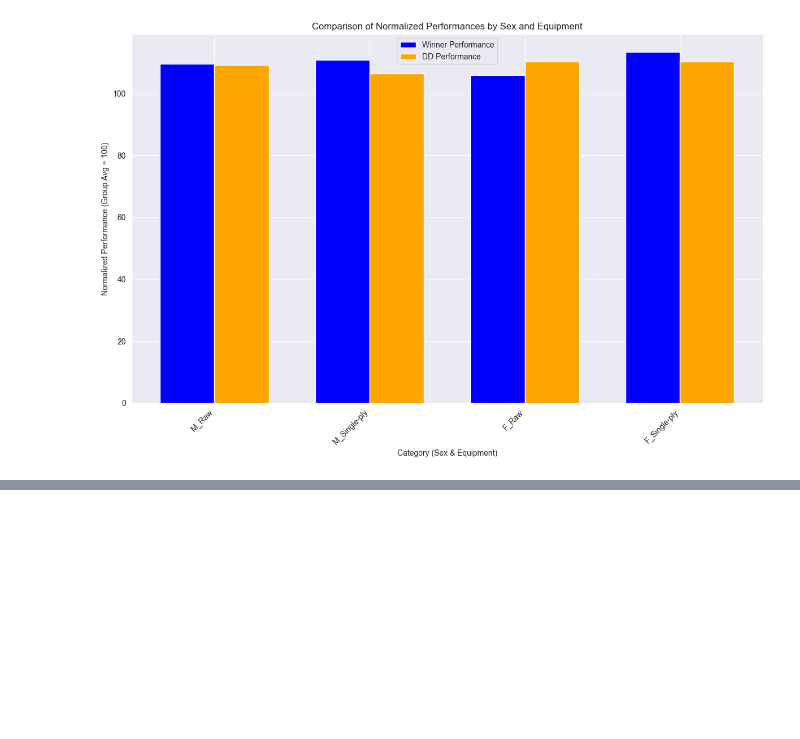
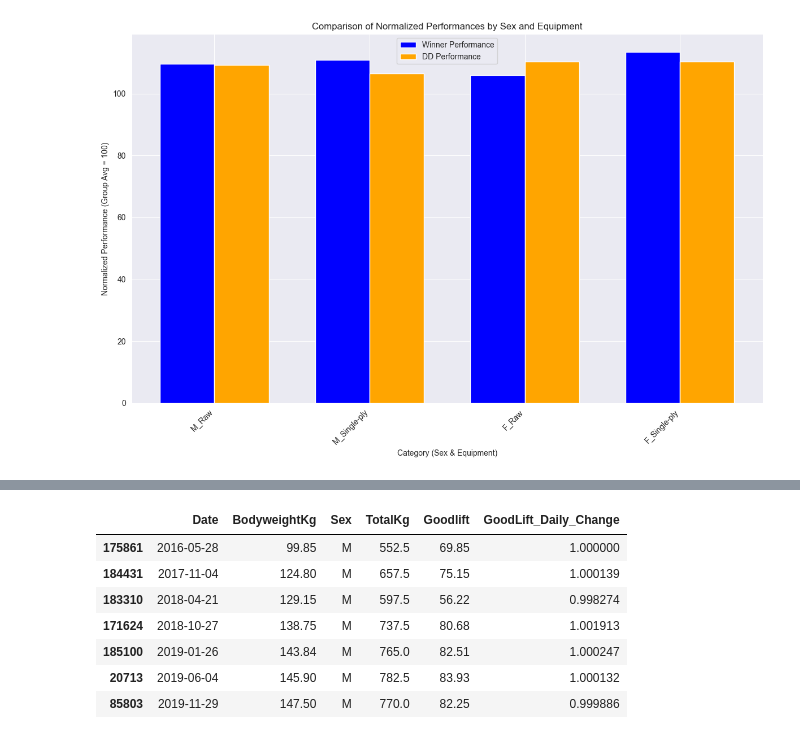
Before and after one commit to hjulstromandre/PL_Career_Predictor, a Jupyter notebook: ML_ENV.ipynb, the cells around one changed output, grey strips where cells are left out. Drawn from its saved outputs; the diff is of its cells as text; code cells hidden in the pictures; blank space fills up the shorter version.

```diff
--- a/ML_ENV.ipynb
+++ b/ML_ENV.ipynb
@@ -282,0 +382,15 @@ Percentage of DD lifters who performed below the group average: 30.00%
+# %%
+# Filter rows where the 'Name' column is 'André Hjulström'
+andre_hjulstrom_df = lifters_df_cleaned[lifters_df_cleaned['Name'] == 'André Hjulström']
+
+# Select and display the relevant columns: Date and Deadlift increase
+andre_hjulstrom_df[['Date', 'BodyweightKg','Sex', 'TotalKg','Goodlift', 'GoodLift_Daily_Change']]
+# %% [output]
+|  | Date | BodyweightKg | Sex | TotalKg | Goodlift | GoodLift_Daily_Change |
+| 175861 | 2016-05-28 | 99.85 | M | 552.5 | 69.85 | 1.000000 |
+| 184431 | 2017-11-04 | 124.80 | M | 657.5 | 75.15 | 1.000139 |
+| 183310 | 2018-04-21 | 129.15 | M | 597.5 | 56.22 | 0.998274 |
+| 171624 | 2018-10-27 | 138.75 | M | 737.5 | 80.68 | 1.001913 |
+| 185100 | 2019-01-26 | 143.84 | M | 765.0 | 82.51 | 1.000247 |
+| 20713 | 2019-06-04 | 145.90 | M | 782.5 | 83.93 | 1.000132 |
+| 85803 | 2019-11-29 | 147.50 | M | 770.0 | 82.25 | 0.999886 |
```
Also changed, not shown: parts of 4 cells of this notebook.
